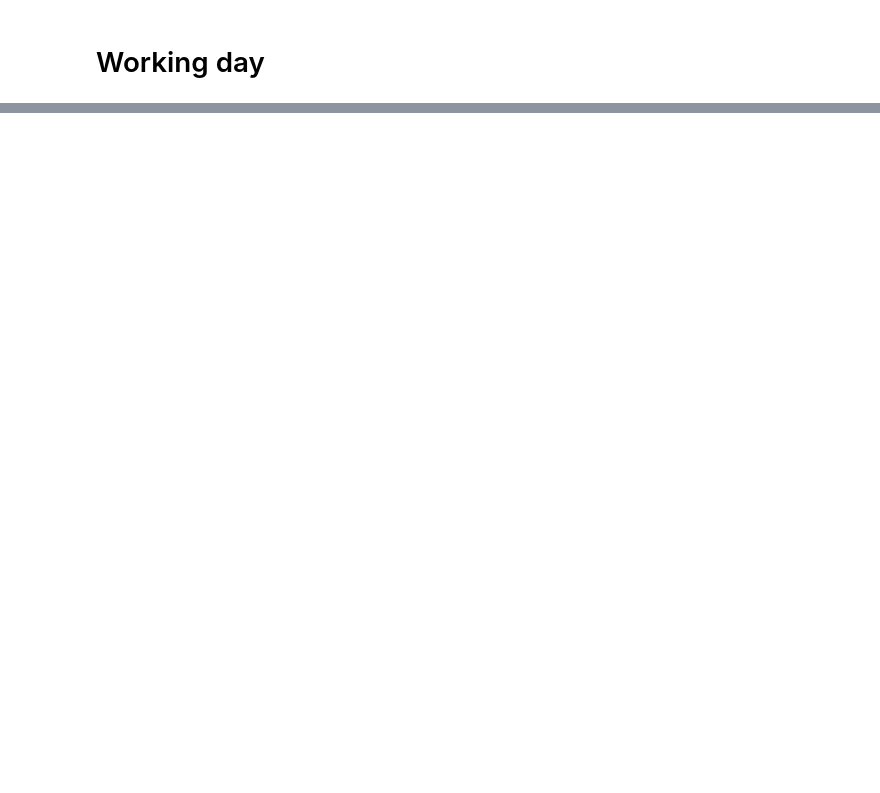
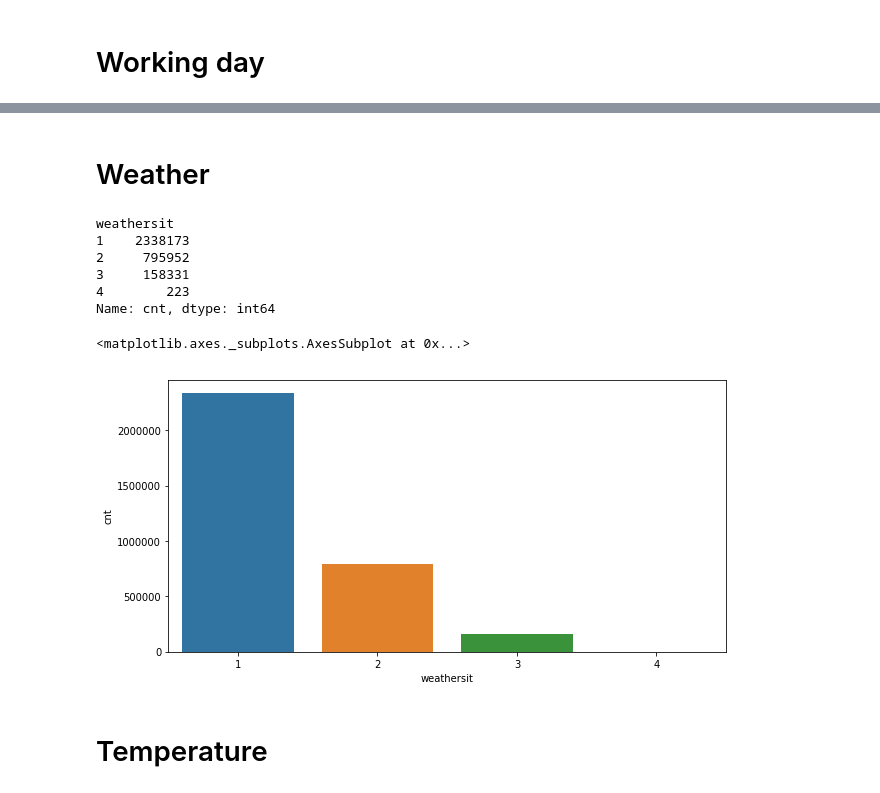
Before and after one commit to Saideepak-R/Bike-sharing, a Jupyter notebook: problem_statement.ipynb, the cells around one changed output, grey strips where cells are left out. Cells and saved outputs as stored; diff of their text form; code cells hidden in the pictures; blank space fills up the shorter version.

```diff
--- a/problem_statement.ipynb
+++ b/problem_statement.ipynb
@@ -532,0 +574,19 @@ Name: cnt, dtype: int64
+# %% [markdown]
+# Weather
+# %%
+weather=df.groupby('weathersit')['cnt'].sum()
+print(weather)
+plt.figure(figsize=(10,5))
+sns.barplot(weather.index,weather)
+#When the sky is clear more people take bike for rent which is followed by partly cloudy, mist and heavy rain
+# %% [output]
+weathersit
+1    2338173
+2     795952
+3     158331
+4        223
+Name: cnt, dtype: int64
+<matplotlib.axes._subplots.AxesSubplot at 0x...>
+[figure, added]
+# %% [markdown]
+# Temperature
```
Also changed, not shown: parts of 19 cells of this notebook.
